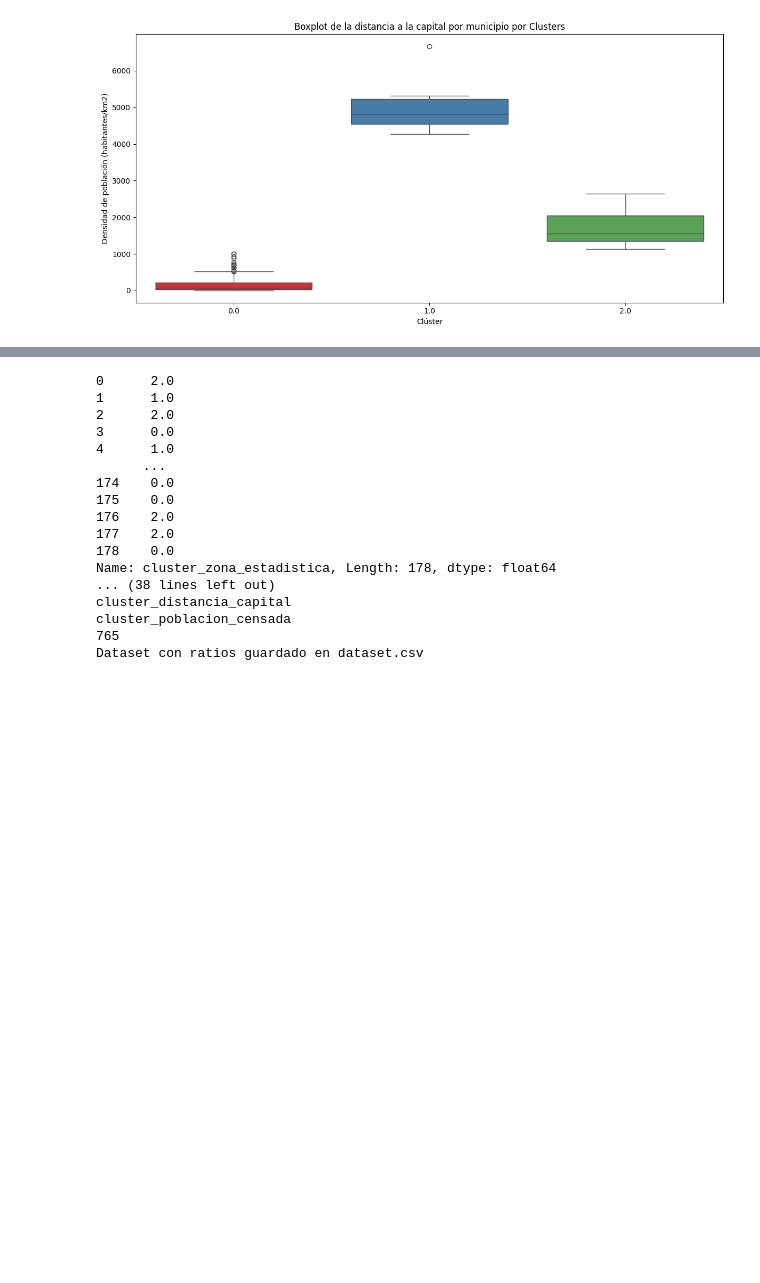
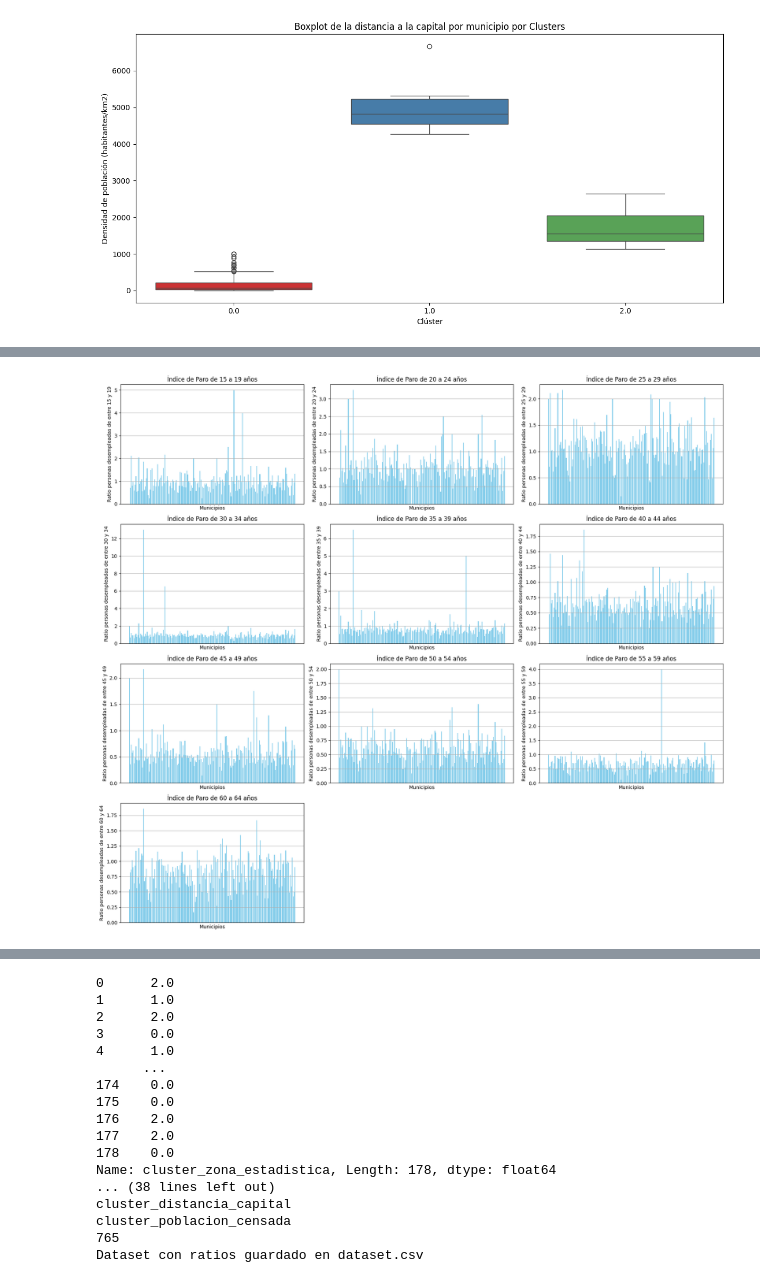
Before and after one commit to f-vega/tfg_uc3m_2024, a Jupyter notebook: graphs.ipynb, the cells around one changed output, grey strips where cells are left out. Saved outputs shown, nothing was run; the diff lists cells and outputs as text; code cells hidden in the pictures; blank space fills up the shorter version.

```diff
--- a/graphs.ipynb
+++ b/graphs.ipynb
@@ -85,3 +85,67 @@ Passing `palette` without assigning `hue` is deprecated and will be removed in v
 
   sns.boxplot(x='cluster_densidad_poblacion', y='densidad_poblacion', data=df_sp, palette='Set1')
 [figure]
+# %%
+import pandas as pd
+import matplotlib.pyplot as plt
+
+# Leer el archivo CSV
+path = './dataset.csv'
+data = pd.read_csv(path, delimiter=';', index_col=False)
+
+# data = data[data['ratio_contratos_por_poblacion_activa'] <= 100]
+
+# Seleccionar las columnas necesarias
+# municipios = data['Nombre']
+grupos_edad_activos = ['poblacion_censada_{}a{}'.format(i, i+4) for i in range(15, 65, 5)]
+
+# Calcular el número de filas necesarias para una disposición de 3 subplots por fila
+num_subplots = len(grupos_edad_activos)
+num_cols = 3
+num_rows = (num_subplots + num_cols - 1) // num_cols  # Redondear hacia arriba para incluir todas las subfiguras
+
+# Crear subfiguras (subplots) para cada grupo de edad
+fig, axs = plt.subplots(num_rows, num_cols, figsize=(18, num_rows * 4))
+
+# Aplanar el array de subplots para facilitar el acceso
+axs = axs.flatten()
+
+# Ratios por grupo de edad
+for i, edad in enumerate(grupos_edad_activos):
+    a1 = edad.split('_')[-1].split('a')[0]
+    a2 = edad.split('_')[-1].split('a')[1]
+    # data = data[data[f'ratio_contratos_por_{edad}'] <= 100]
+    # data = data[data['Nombre'] != 'Acebeda (La)']
+    # data = data[data['Nombre'] != 'Madarcos']
+    # data = data[data['Nombre'] != 'Atazar (El)']
+    d = pd.DataFrame()
+    d['Nombre'] = data['Nombre']
+    # d[f'ratio'] = data[f'ratio_empleo_terciario_por_poblacion_activa']
+    # d = d[d[f'ratio'] >= 3]
+    # print(d[['Nombre', f'ratio']])
+
+    # Filtrar los municipios con un ratio >= 100
+    d[f'ratio_{edad}'] = data[f'ratio_paro_por_{edad}']
+    d = d.nlargest(5, f'ratio_{edad}')
+    # # d = d[d[f'ratio_{edad}'] >= 100]
+    print(d[['Nombre', f'ratio_{edad}']])
+    municipios = data['Nombre']
+    ratios = data[f'ratio_paro_por_{edad}']
+
+    # Crear el gráfico de barras vertical en el subplot correspondiente
+    axs[i].bar(municipios, ratios, color='skyblue')
+    axs[i].set_ylabel(f'Ratio personas desempleadas de entre {a1} y {a2}')
+    axs[i].set_xlabel('Municipios')
+    axs[i].set_title(f'Índice de Paro de {a1} a {a2} años')
+    # Eliminar los nombres de los municipios
+    axs[i].tick_params(axis='x', which='both', bottom=False, top=False, labelbottom=False)
+    axs[i].grid(axis='y')
+
+# Eliminar subplots vacíos si existen
+for j in range(i + 1, len(axs)):
+    fig.delaxes(axs[j])
+
+# Ajustar el layout y mostrar el gráfico
+plt.tight_layout()
+plt.show()
+# %% [output]
@@ -87,0 +169 @@ Passing `palette` without assigning `hue` is deprecated and will be removed in v
+[figure, added]
```
Also changed, not shown: parts of 6 cells of this notebook, 2 other files.
